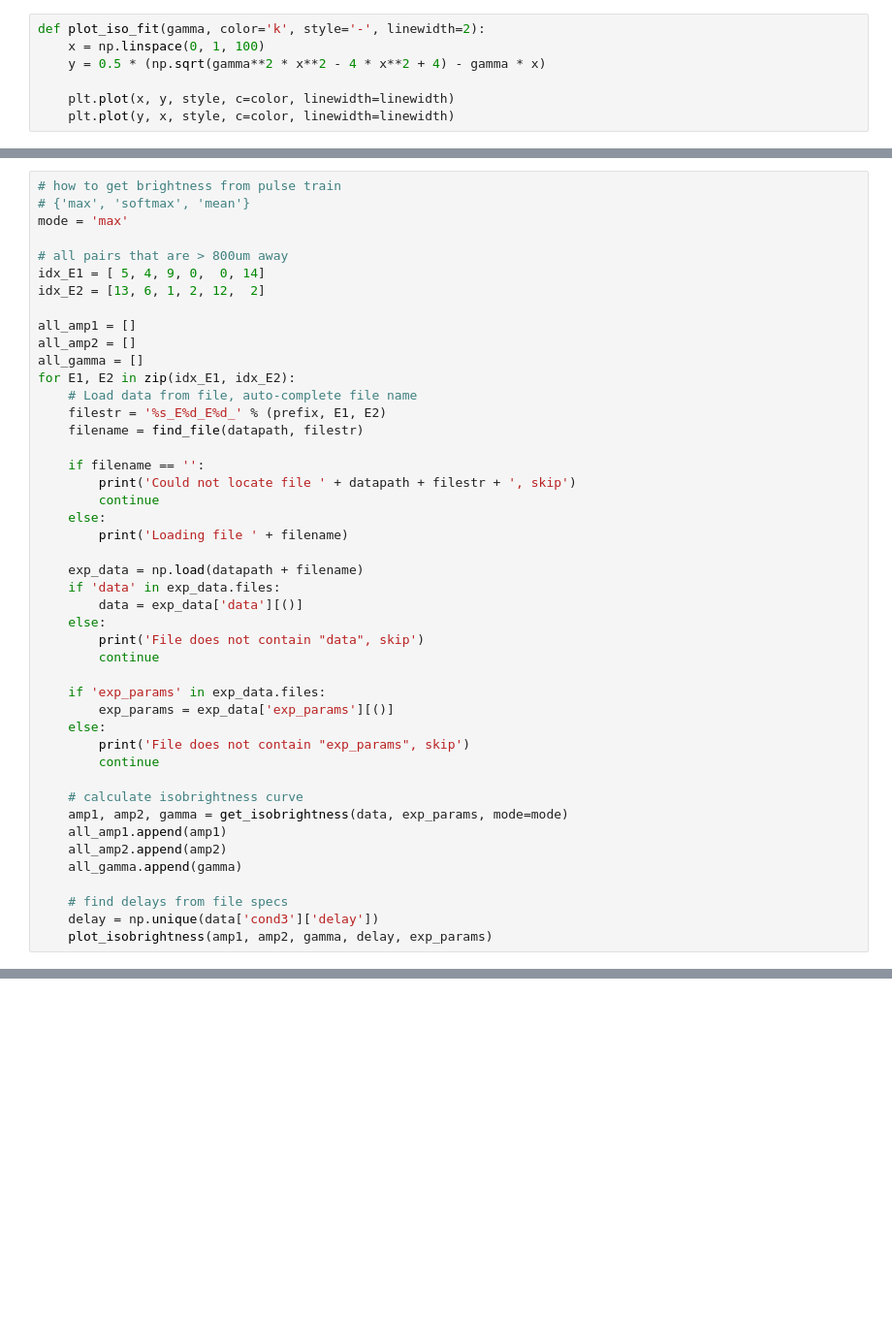
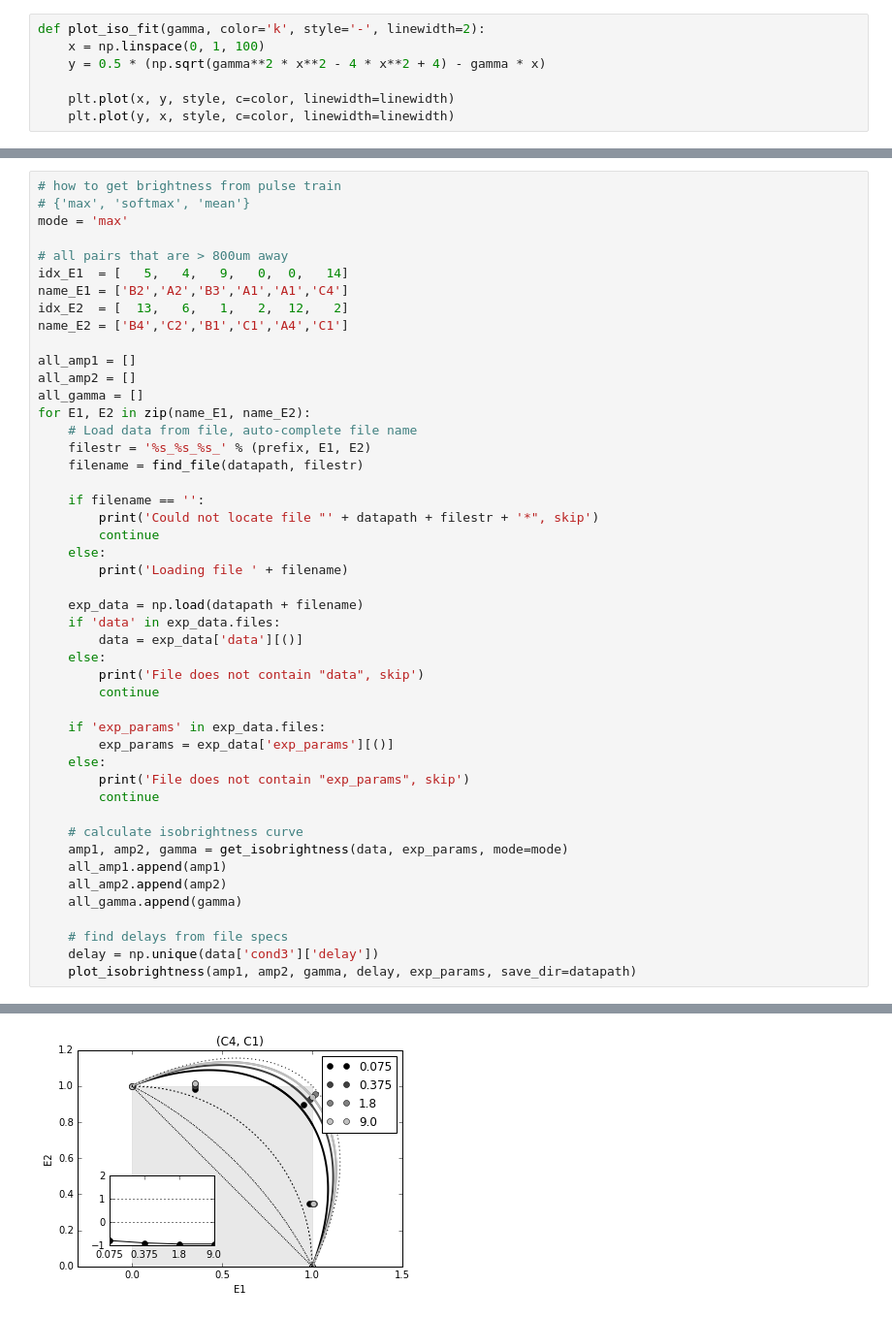
Before and after one commit to mbeyeler/pulse2percept, a Jupyter notebook: examples/notebooks/1.2-mb-exp-Horsager2011-analyze.ipynb, the cells around one changed output, grey strips where cells are left out. Shown at 97% size. Drawn from its saved outputs; the diff is of its cells as text; blank space fills up the shorter version.

```diff
--- a/examples/notebooks/1.2-mb-exp-Horsager2011-analyze.ipynb
+++ b/examples/notebooks/1.2-mb-exp-Horsager2011-analyze.ipynb
@@ -246,19 +275,21 @@ Saved figure to data/lambda1/800um_nanduri_2016-11-03_1.5X_gamma_max.jpg
 mode = 'max'
 
 # all pairs that are > 800um away
-idx_E1 = [ 5, 4, 9, 0,  0, 14]
-idx_E2 = [13, 6, 1, 2, 12,  2]
+idx_E1  = [   5,   4,   9,   0,  0,   14]
+name_E1 = ['B2','A2','B3','A1','A1','C4']
+idx_E2  = [  13,   6,   1,   2,  12,   2]
+name_E2 = ['B4','C2','B1','C1','A4','C1']
 
 all_amp1 = []
 all_amp2 = []
 all_gamma = []
-for E1, E2 in zip(idx_E1, idx_E2):
+for E1, E2 in zip(name_E1, name_E2):
     # Load data from file, auto-complete file name
-    filestr = '%s_E%d_E%d_' % (prefix, E1, E2)
+    filestr = '%s_%s_%s_' % (prefix, E1, E2)
     filename = find_file(datapath, filestr)
 
     if filename == '':
-        print('Could not locate file ' + datapath + filestr + ', skip')
+        print('Could not locate file "' + datapath + filestr + '*", skip')
         continue
     else:
         print('Loading file ' + filename)
@@ -284,5 +315,5 @@ for E1, E2 in zip(idx_E1, idx_E2):
 
     # find delays from file specs
     delay = np.unique(data['cond3']['delay'])
-    plot_isobrightness(amp1, amp2, gamma, delay, exp_params)
+    plot_isobrightness(amp1, amp2, gamma, delay, exp_params, save_dir=datapath)
 # %% [output]
@@ -298 +332,2 @@ Could not locate file data/lambda1/nanduri_E14_E2_, skip
+[figure, added]
 # %%
```
Also changed, not shown: parts of 10 cells of this notebook, 4 other files.
